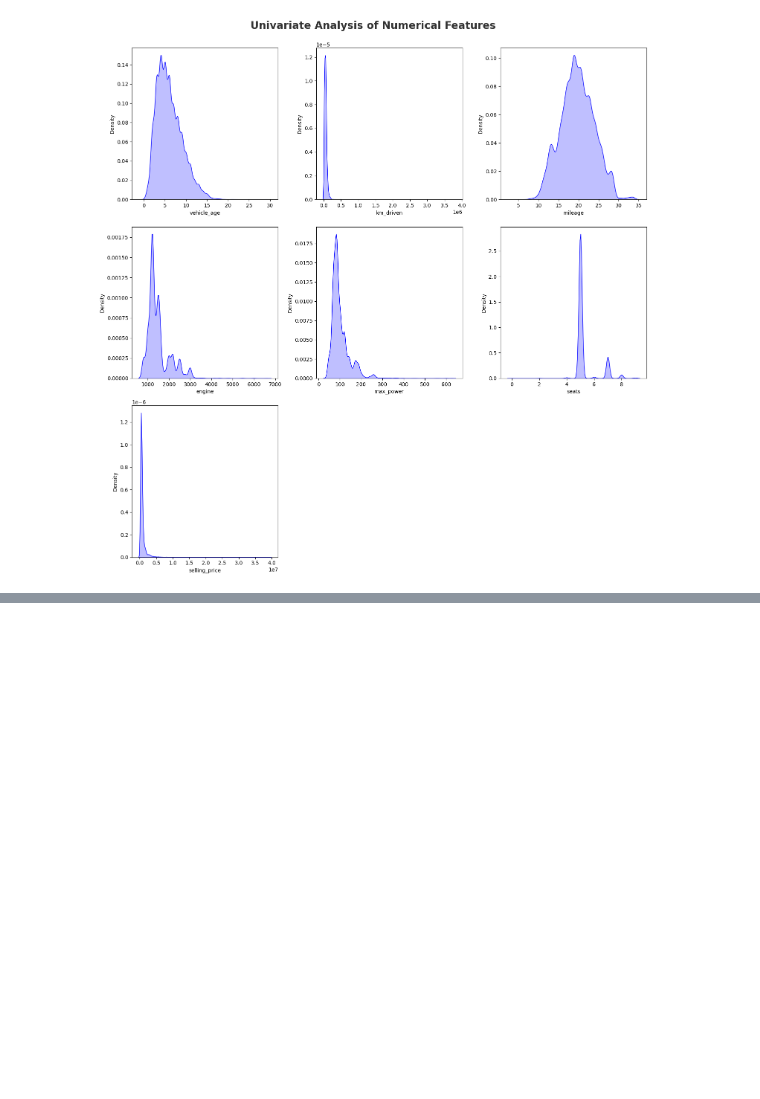
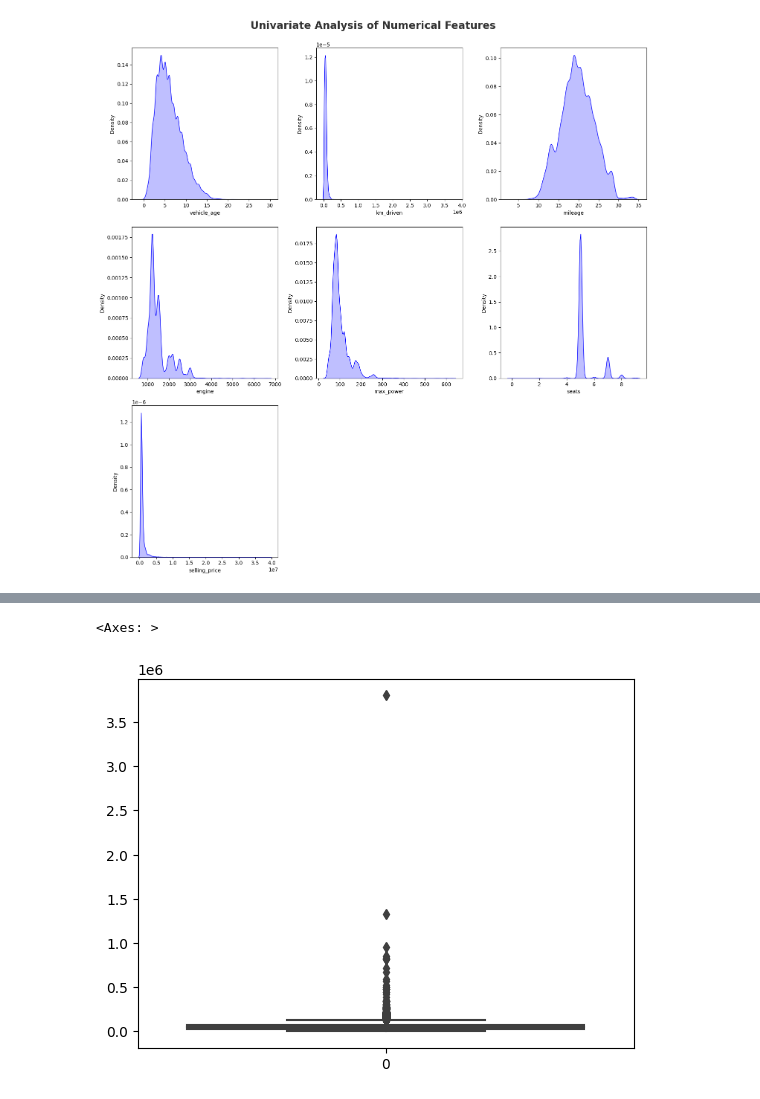
Before and after one commit to manishkr1754/CarDekho_Used_Car_Price_Prediction, a Jupyter notebook: notebooks/1. EDA Used Car Price Prediction.ipynb, the cells around one changed output, grey strips where cells are left out. Saved outputs shown, nothing was run; the diff lists cells and outputs as text; code cells hidden in the pictures; blank space fills up the shorter version.

```diff
--- a/notebooks/1. EDA Used Car Price Prediction.ipynb
+++ b/notebooks/1. EDA Used Car Price Prediction.ipynb
@@ -191,0 +197,5 @@ for i in range(0, len(numeric_features)):
+# %%
+sns.boxplot(df['km_driven'])
+# %% [output]
+<Axes: >
+[figure, added]
```
Also changed, not shown: parts of 4 cells of this notebook.
